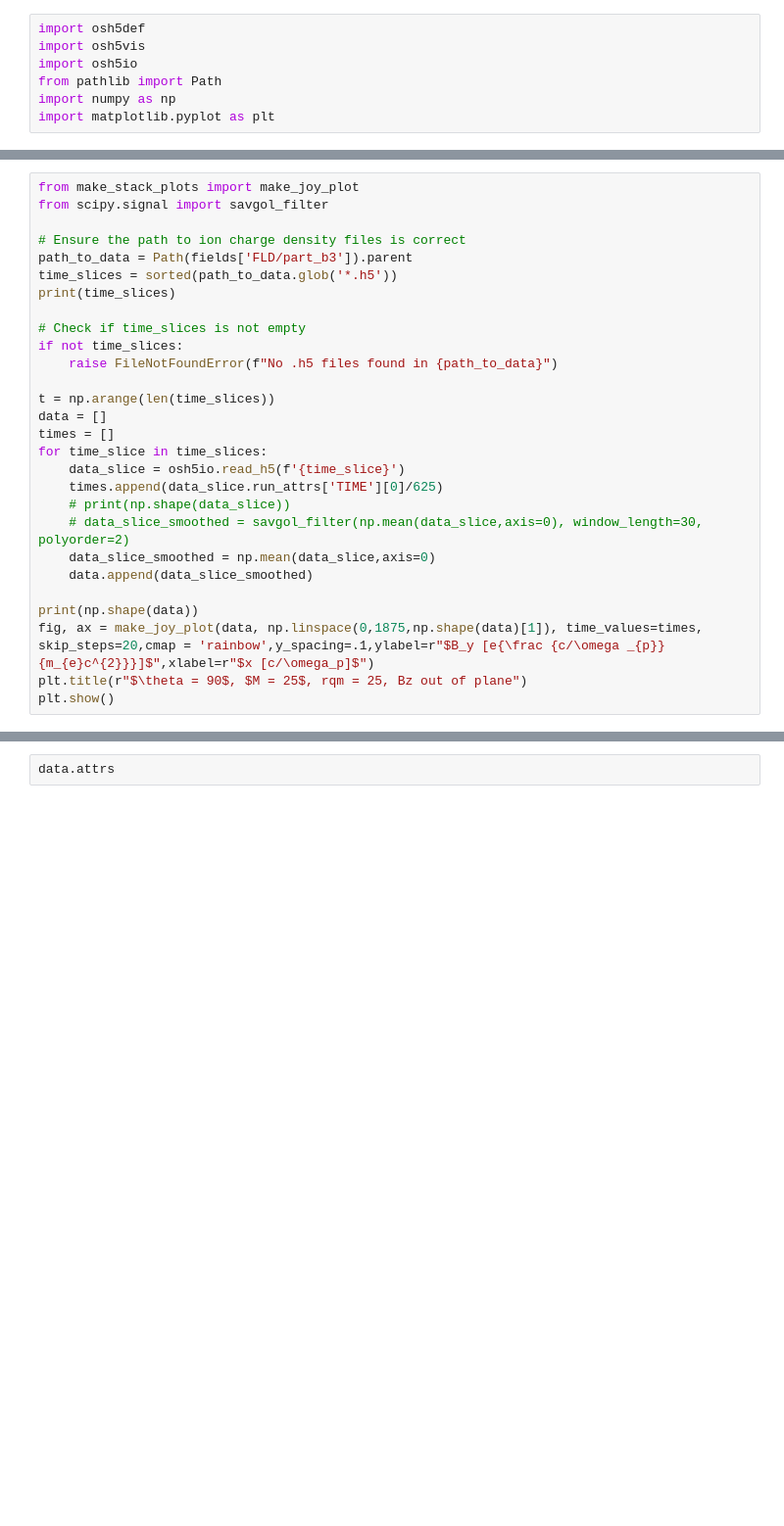
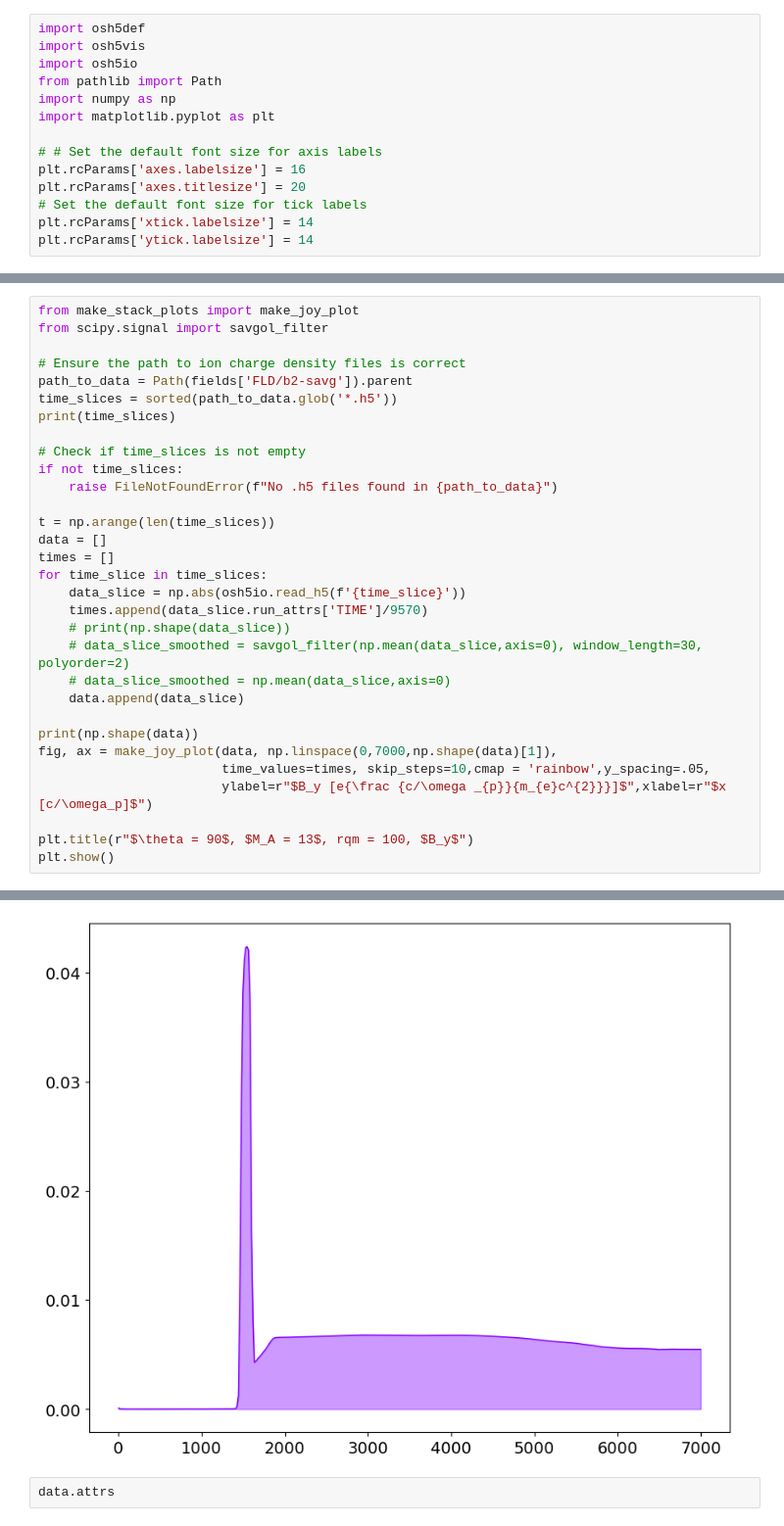
Before and after one commit to Schaeffer-Lab/MagShockZ, a Jupyter notebook: analysis_scripts/check_initialization1d.ipynb, the cells around one changed output, grey strips where cells are left out. Shown at 98% size. Cells and saved outputs as stored; diff of their text form; blank space fills up the shorter version.

```diff
--- a/analysis_scripts/check_initialization1d.ipynb
+++ b/analysis_scripts/check_initialization1d.ipynb
@@ -5,4 +5,11 @@ import osh5io
 from pathlib import Path
 import numpy as np
 import matplotlib.pyplot as plt
+
+# # Set the default font size for axis labels
+plt.rcParams['axes.labelsize'] = 16
+plt.rcParams['axes.titlesize'] = 20
+# Set the default font size for tick labels
+plt.rcParams['xtick.labelsize'] = 14
+plt.rcParams['ytick.labelsize'] = 14
 # %%
@@ -65,7 +79,7 @@ from make_stack_plots import make_joy_plot
 from scipy.signal import savgol_filter
 
 # Ensure the path to ion charge density files is correct
-path_to_data = Path(fields['FLD/part_b3']).parent
+path_to_data = Path(fields['FLD/b2-savg']).parent
 time_slices = sorted(path_to_data.glob('*.h5'))
 print(time_slices)
 
@@ -77,15 +91,18 @@ t = np.arange(len(time_slices))
 data = []
 times = []
 for time_slice in time_slices:
-    data_slice = osh5io.read_h5(f'{time_slice}')
-    times.append(data_slice.run_attrs['TIME'][0]/625)
+    data_slice = np.abs(osh5io.read_h5(f'{time_slice}'))
+    times.append(data_slice.run_attrs['TIME']/9570)
     # print(np.shape(data_slice))
     # data_slice_smoothed = savgol_filter(np.mean(data_slice,axis=0), window_length=30, polyorder=2)
-    data_slice_smoothed = np.mean(data_slice,axis=0)
-    data.append(data_slice_smoothed)
+    # data_slice_smoothed = np.mean(data_slice,axis=0)
+    data.append(data_slice)
 
 print(np.shape(data))
-fig, ax = make_joy_plot(data, np.linspace(0,1875,np.shape(data)[1]), time_values=times, skip_steps=20,cmap = 'rainbow',y_spacing=.1,ylabel=r"$B_y [e{\frac {c/\omega _{p}}{m_{e}c^{2}}}]$",xlabel=r"$x [c/\omega_p]$")
-plt.title(r"$\theta = 90$, $M = 25$, rqm = 25, Bz out of plane")
+fig, ax = make_joy_plot(data, np.linspace(0,7000,np.shape(data)[1]),
+                        time_values=times, skip_steps=10,cmap = 'rainbow',y_spacing=.05,
+                        ylabel=r"$B_y [e{\frac {c/\omega _{p}}{m_{e}c^{2}}}]$",xlabel=r"$x [c/\omega_p]$")
+
+plt.title(r"$\theta = 90$, $M_A = 13$, rqm = 100, $B_y$")
 plt.show()
 # %% [output]
@@ -93,3 +112,4 @@ KeyError: 'FLD/part_b3'
+[figure, added]
 # %%
 data.attrs
 # %% [output]
```
Also changed, not shown: parts of 3 cells of this notebook, 53 other files.
